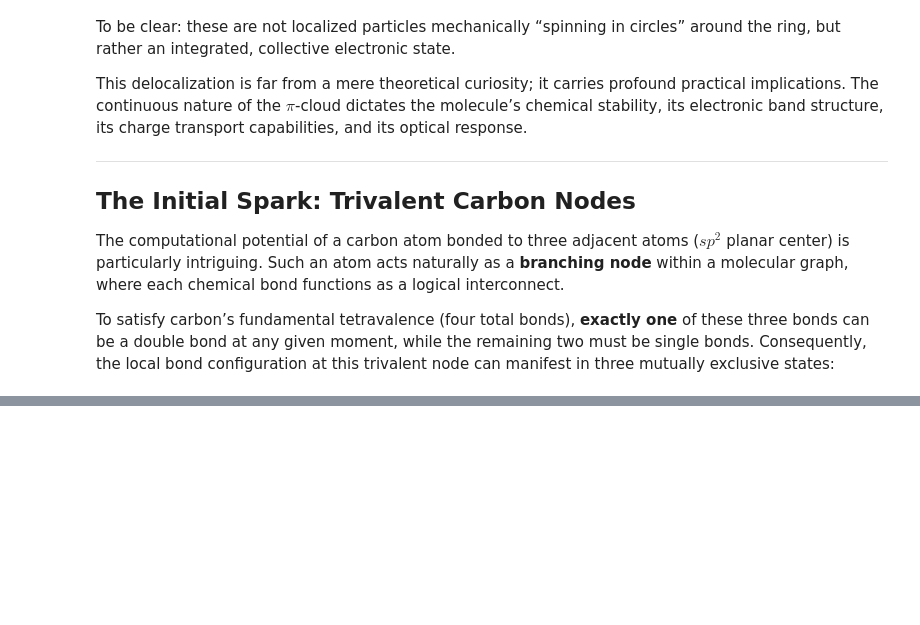
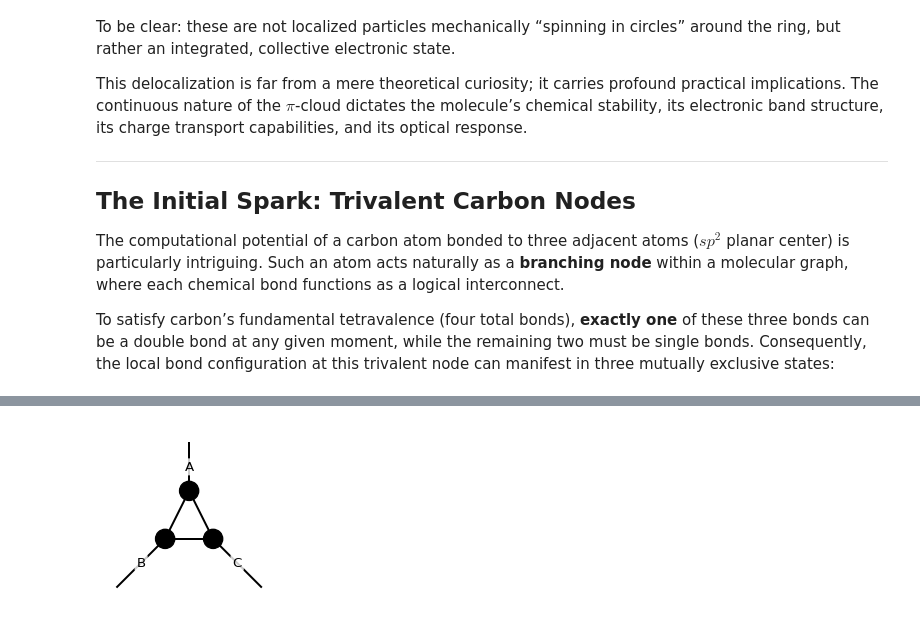
Before and after one commit to nicdeclic/quantum-molecular-computing, a Jupyter notebook: posts/quantum-chemistry/index.ipynb, the cells around one changed output, grey strips where cells are left out. Saved outputs shown, nothing was run; the diff lists cells and outputs as text; code cells hidden in the pictures; blank space fills up the shorter version.

```diff
--- a/posts/quantum-chemistry/index.ipynb
+++ b/posts/quantum-chemistry/index.ipynb
@@ -393,0 +482,24 @@ notations. Clarity is paramount.
+# %%
+# Create Molecule
+mol2 = CarbonMolecule("triangular junction")
+
+# Add atoms
+c1 = mol2.add_atom(x=0, y=0.75, visible=False)
+c2 = mol2.add_atom(x=-0.75, y=-0.75, visible=False)
+c3 = mol2.add_atom(x=0.75, y=-0.75, visible=False)
+c4 = mol2.add_atom(x=0, y=0.25, visible=True)
+c5 = mol2.add_atom(x=-0.25, y=-0.25, visible=True)
+c6 = mol2.add_atom(x=0.25, y=-0.25, visible=True)
+
+# Add bonds
+b1 = mol2.add_bond(c1, c4, order="single", label="A")
+b2 = mol2.add_bond(c2, c5, order="single", label="B")
+b3 = mol2.add_bond(c3, c6, order="single", label="C")
+b4 = mol2.add_bond(c4, c5, order="single")
+b5 = mol2.add_bond(c5, c6, order="single")
+b6 = mol2.add_bond(c6, c4, order="single")
+
+# Draw with Schemdraw
+mol2.draw()
+# %% [output]
+[figure, added]
```
Also changed, not shown: parts of 18 cells of this notebook, 55 other files.
